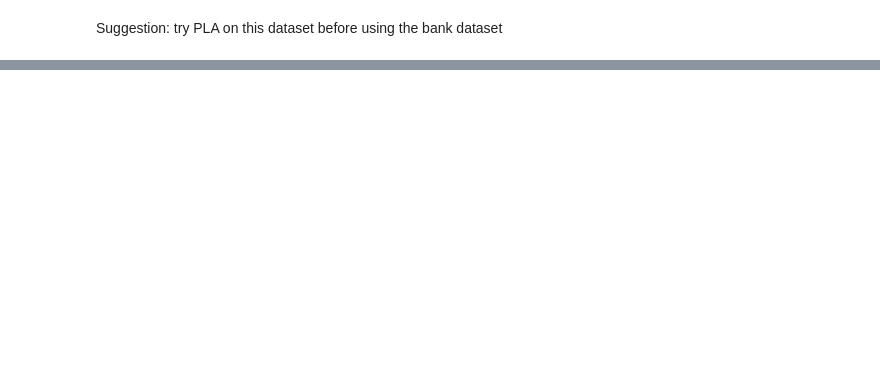
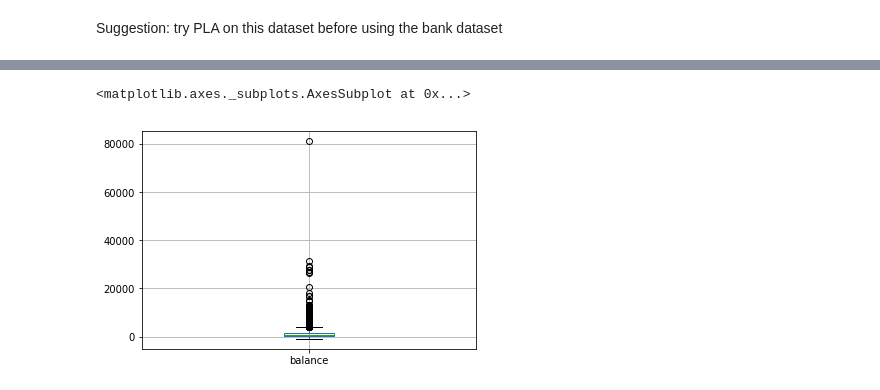
Before and after one commit to vipulpopat/MSCAI_Sem1_Etivity1, a Jupyter notebook: Etivity1.ipynb, the cells around one changed output, grey strips where cells are left out. Drawn from its saved outputs; the diff is of its cells as text; code cells hidden in the pictures; blank space fills up the shorter version.

```diff
--- a/Etivity1.ipynb
+++ b/Etivity1.ipynb
@@ -50,0 +146,7 @@ def calc_error(training_in, training_out, weights):
+# %%
+# Use boxplot to get better insight into this balance
+# Next, we look at boxplots to understand the distribution better.
+df.boxplot(column='balance')
+# %% [output]
+<matplotlib.axes._subplots.AxesSubplot at 0x...>
+[figure, added]
```
Also changed, not shown: parts of 30 cells of this notebook, 4 other files.
